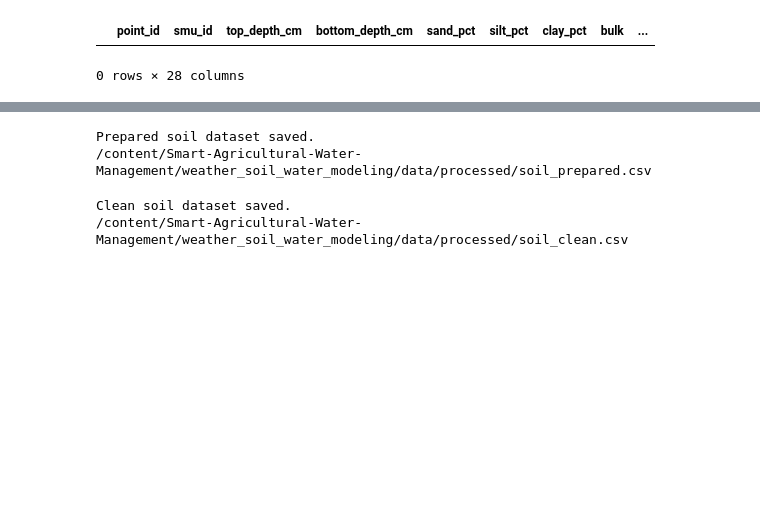
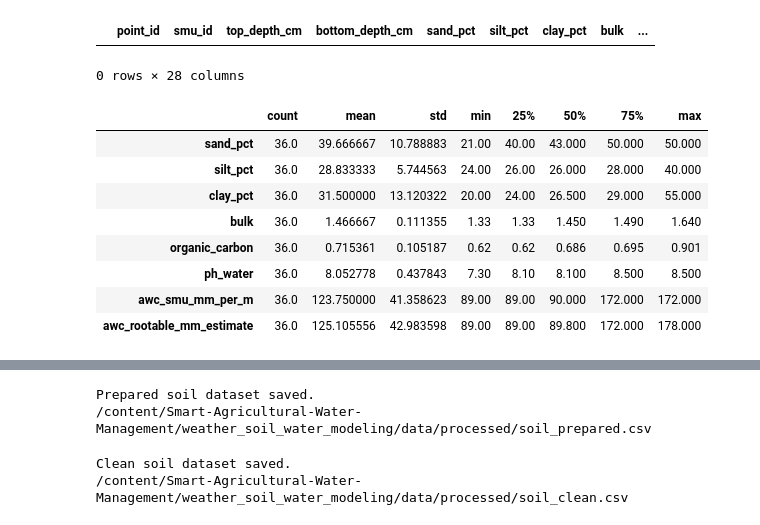
Before and after one commit to sandyreda898-oss/Smart-Agricultural-Water-Management, a Jupyter notebook: weather_soil_water_modeling/notebooks/02_soil_data_analysis.ipynb, the cells around one changed output, grey strips where cells are left out. Cells and saved outputs as stored; diff of their text form; code cells hidden in the pictures; blank space fills up the shorter version.

Commit message:
Add soil data analysis notebook

```diff
--- a/weather_soil_water_modeling/notebooks/02_soil_data_analysis.ipynb
+++ b/weather_soil_water_modeling/notebooks/02_soil_data_analysis.ipynb
@@ -390,3 +390,25 @@ soil_clean[
 # %% [output]
 |  | point_id | smu_id | top_depth_cm | bottom_depth_cm | sand_pct | silt_pct | clay_pct | bulk | ... |
 0 rows × 28 columns
+# %%
+soil_numeric = [
+    "sand_pct",
+    "silt_pct",
+    "clay_pct",
+    "bulk",
+    "organic_carbon",
+    "ph_water",
+    "awc_smu_mm_per_m",
+    "awc_rootable_mm_estimate"]
+
+soil_clean[soil_numeric].describe().T
+# %% [output]
+|  | count | mean | std | min | 25% | 50% | 75% | max |
+| sand_pct | 36.0 | 39.666667 | 10.788883 | 21.00 | 40.00 | 43.000 | 50.000 | 50.000 |
+| silt_pct | 36.0 | 28.833333 | 5.744563 | 24.00 | 26.00 | 26.000 | 28.000 | 40.000 |
+| clay_pct | 36.0 | 31.500000 | 13.120322 | 20.00 | 24.00 | 26.500 | 29.000 | 55.000 |
+| bulk | 36.0 | 1.466667 | 0.111355 | 1.33 | 1.33 | 1.450 | 1.490 | 1.640 |
+| organic_carbon | 36.0 | 0.715361 | 0.105187 | 0.62 | 0.62 | 0.686 | 0.695 | 0.901 |
+| ph_water | 36.0 | 8.052778 | 0.437843 | 7.30 | 8.10 | 8.100 | 8.500 | 8.500 |
+| awc_smu_mm_per_m | 36.0 | 123.750000 | 41.358623 | 89.00 | 89.00 | 90.000 | 172.000 | 172.000 |
+| awc_rootable_mm_estimate | 36.0 | 125.105556 | 42.983598 | 89.00 | 89.00 | 89.800 | 172.000 | 178.000 |
```
Also changed, not shown: parts of 6 cells of this notebook.
